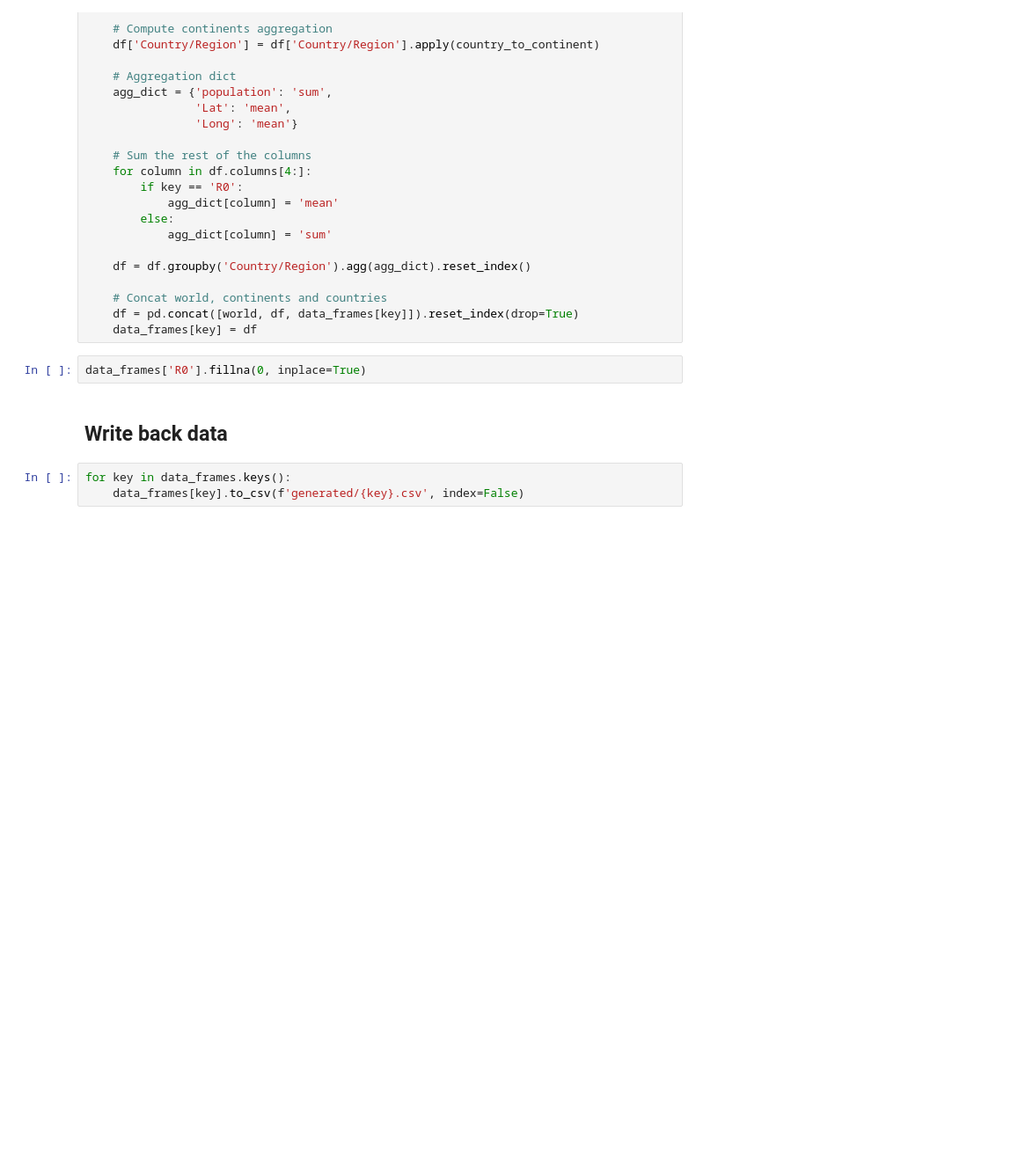
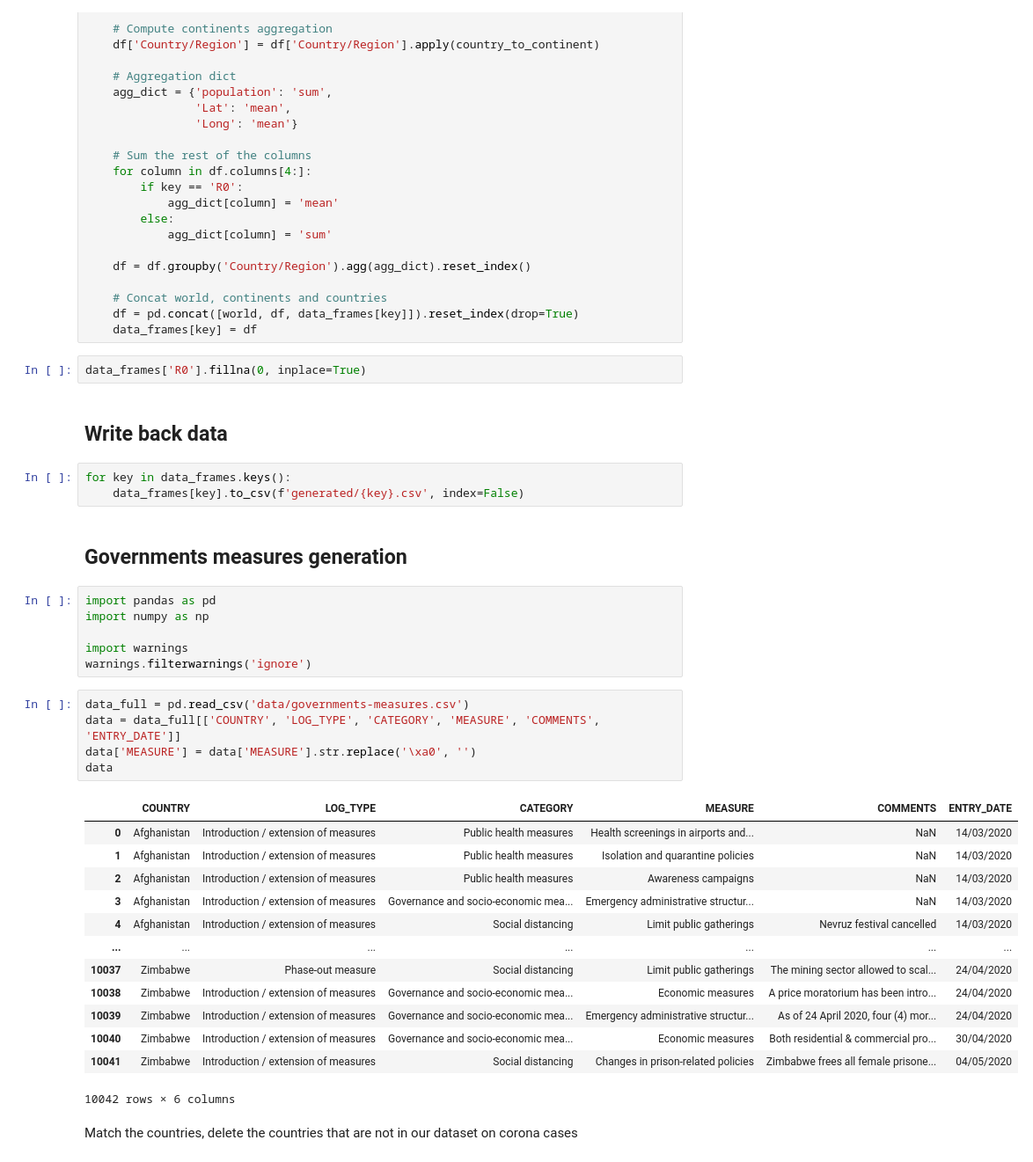
Before and after one commit to com-480-data-visualization/com-480-project-corona-cocos, a Jupyter notebook: Data-generation.ipynb, the cells around one changed output. Shown: that part at 88% size. Cells and saved outputs as stored; diff of their text form; blank space fills up the shorter version.

Commit message:
Add governments measures generation and basic related js

```diff
--- a/Data-generation.ipynb
+++ b/Data-generation.ipynb
@@ -239,3 +239,32 @@ data_frames['R0'].fillna(0, inplace=True)
 # %%
 for key in data_frames.keys():
     data_frames[key].to_csv(f'generated/{key}.csv', index=False)
+# %% [markdown]
+## Governments measures generation
+# %%
+import pandas as pd
+import numpy as np
+
+import warnings
+warnings.filterwarnings('ignore')
+# %%
+data_full = pd.read_csv('data/governments-measures.csv')
+data = data_full[['COUNTRY', 'LOG_TYPE', 'CATEGORY', 'MEASURE', 'COMMENTS', 'ENTRY_DATE']]
+data['MEASURE'] = data['MEASURE'].str.replace('\xa0', '')
+data
+# %% [output]
+|  | COUNTRY | LOG_TYPE | CATEGORY | MEASURE | COMMENTS | ENTRY_DATE |
+| 0 | Afghanistan | Introduction / extension of measures | Public health measures | Health screenings in airports and... | NaN | 14/03/2020 |
+| 1 | Afghanistan | Introduction / extension of measures | Public health measures | Isolation and quarantine policies | NaN | 14/03/2020 |
+| 2 | Afghanistan | Introduction / extension of measures | Public health measures | Awareness campaigns | NaN | 14/03/2020 |
+| 3 | Afghanistan | Introduction / extension of measures | Governance and socio-economic mea... | Emergency administrative structur... | NaN | 14/03/2020 |
+| 4 | Afghanistan | Introduction / extension of measures | Social distancing | Limit public gatherings | Nevruz festival cancelled | 14/03/2020 |
+| ... | ... | ... | ... | ... | ... | ... |
+| 10037 | Zimbabwe | Phase-out measure | Social distancing | Limit public gatherings | The mining sector allowed to scal... | 24/04/2020 |
+| 10038 | Zimbabwe | Introduction / extension of measures | Governance and socio-economic mea... | Economic measures | A price moratorium has been intro... | 24/04/2020 |
+| 10039 | Zimbabwe | Introduction / extension of measures | Governance and socio-economic mea... | Emergency administrative structur... | As of 24 April 2020, four (4) mor... | 24/04/2020 |
+| 10040 | Zimbabwe | Introduction / extension of measures | Governance and socio-economic mea... | Economic measures | Both residential & commercial pro... | 30/04/2020 |
+| 10041 | Zimbabwe | Introduction / extension of measures | Social distancing | Changes in prison-related policies | Zimbabwe frees all female prisone... | 04/05/2020 |
+10042 rows × 6 columns
+# %% [markdown]
+Match the countries, delete the countries that are not in our dataset on corona cases
```
Also changed, not shown: parts of 2 cells of this notebook, 2 other files.
